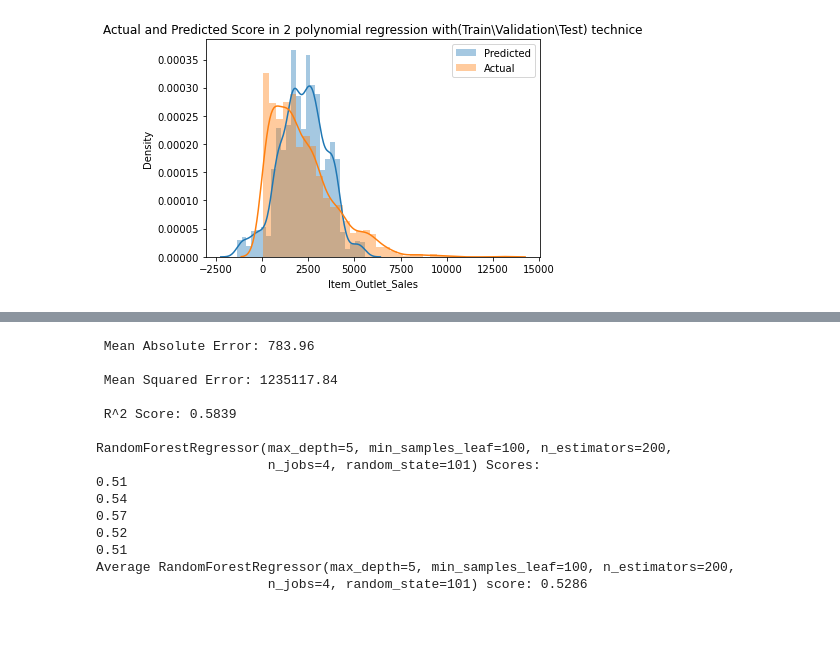
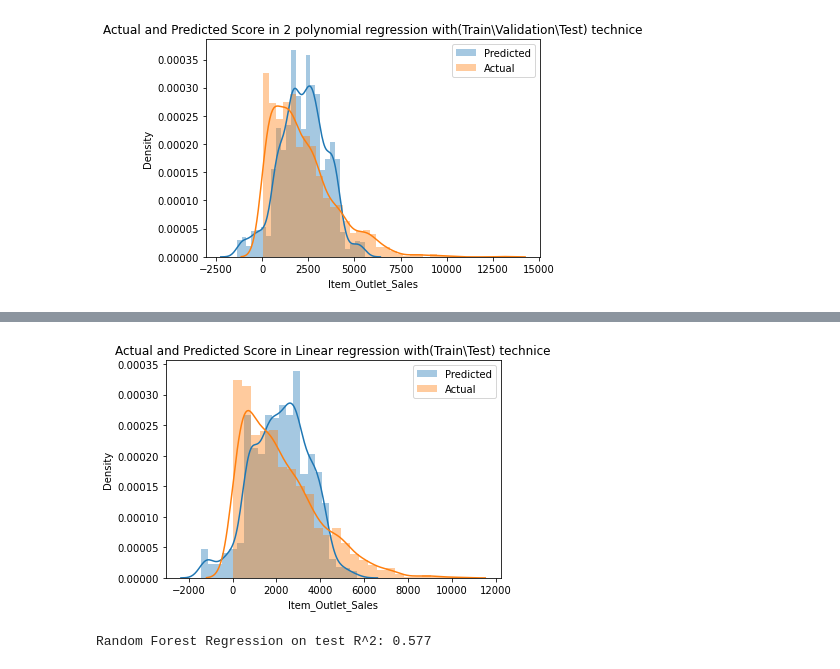
Before and after one commit to tahani321/Tahani-Alshedoukhi, a Jupyter notebook: MyProject-Copy1.ipynb, the cells around one changed output, grey strips where cells are left out. Drawn from its saved outputs; the diff is of its cells as text; code cells hidden in the pictures; blank space fills up the shorter version.

```diff
--- a/MyProject-Copy1.ipynb
+++ b/MyProject-Copy1.ipynb
@@ -742,0 +700,17 @@ sns.pairplot(data= df2, x_vars= 'Actual', y_vars= 'Predicted', size= 3, kind='re
+# %%
+## split the data into train and test set
+# hold out 20% of the data for testing
+x2_train, x2_test, y2_train, y2_test = train_test_split(x, y, test_size=0.2, random_state=0)
+# %%
+# LinearRegression with(Train\Test) technice
+#model
+lm2 = LinearRegression()
+#fit(train the model)
+lm2.fit(x2_train, y2_train)
+#predict(evaluation on test data)
+test_data_pred = np.round(lm2.predict(x2_test))
+#score variables()
+lr_score=round(R2(y2_test,test_data_pred),3)
+
+print(f'Linear Regression on test R^2:{lr_score:.3f}')
+#{lm2.score(x2_test, y2_test):.3f}')
@@ -743,44 +741,24 @@ sns.pairplot(data= df2, x_vars= 'Actual', y_vars= 'Predicted', size= 3, kind='re
+# %%
+#Show the difference between the Actual numbers and Predicted numbers
+sns.distplot(test_data_pred, label= 'Predicted' );
+sns.distplot(y2_test, label= 'Actual');
+plt.legend(loc='upper right')
+plt.title('Actual and Predicted Score in Linear regression with(Train\Test) technice');
+# %% [output]
+[figure, added]
 # %%
 #RandomForestRegressor
-
-def cross_val(model_name,model,X,y,cv):
-
-    scores = CVS(model, X, y, cv=cv)
-    print(f'{model_name} Scores:')
-    for i in scores:
-        print(round(i,2))
-    print(f'Average {model_name} score: {round(scores.mean(),4)}')
-
+#x2_train, x2_test, y2_train, y2_test = train_test_split(x, y, test_size=0.4, random_state=0)
+#model
 RFR= RandomForestRegressor(n_estimators=200,max_depth=5, min_samples_leaf=100,n_jobs=4,random_state=101)
 #fit
-RFR.fit(x_train, y_train)
+RFR.fit(x2_train, y2_train)
 #predict
-y_predict = RFR.predict(x_test)
+RFR_test_data_predict = RFR.predict(x2_test)
 
 #score variables
-RFR_MAE = round(MAE(y_test, y_predict),2)
-RFR_MSE = round(MSE(y_test, y_predict),2)
-RFR_R_2 = round(R2(y_test, y_predict),4)
-RFR_CS  = round(CVS(RFR, x, y, cv=5).mean(),4)
+RFR_score=round(R2(y2_test,RFR_test_data_predict),3)
 
-
-print(f" Mean Absolute Error: {RFR_MAE}\n")
-print(f" Mean Squared Error: {RFR_MSE}\n")
-print(f" R^2 Score: {RFR_R_2}\n")
-cross_val(RFR,RandomForestRegressor(),x,y,5)
+print(f"Random Forest Regression on test R^2: {RFR_score}\n")
 # %% [output]
- Mean Absolute Error: 783.96
-
- Mean Squared Error: 1235117.84
-
- R^2 Score: 0.5839
-
-RandomForestRegressor(max_depth=5, min_samples_leaf=100, n_estimators=200,
-                      n_jobs=4, random_state=101) Scores:
-0.51
-0.54
-0.57
-0.52
-0.51
-Average RandomForestRegressor(max_depth=5, min_samples_leaf=100, n_estimators=200,
-                      n_jobs=4, random_state=101) score: 0.5286
+Random Forest Regression on test R^2: 0.577
```
Also changed, not shown: parts of 42 cells of this notebook.
